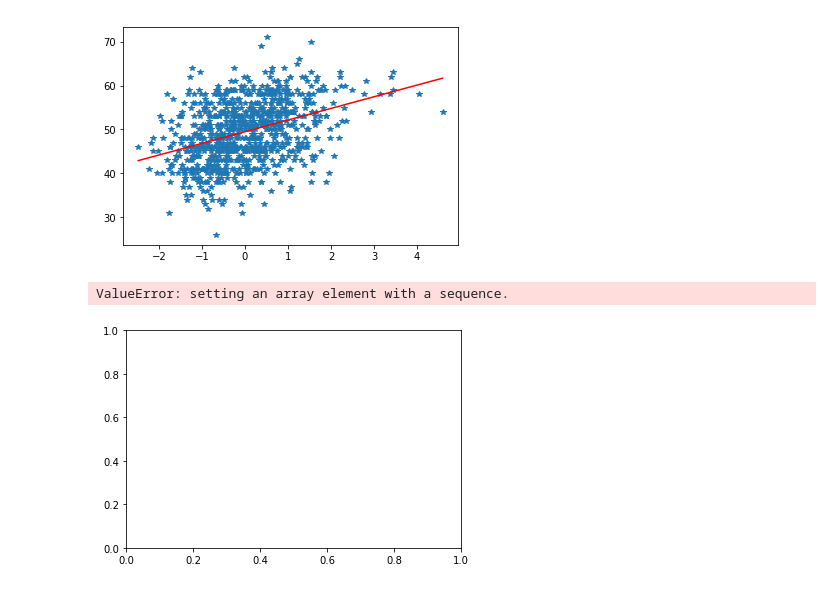
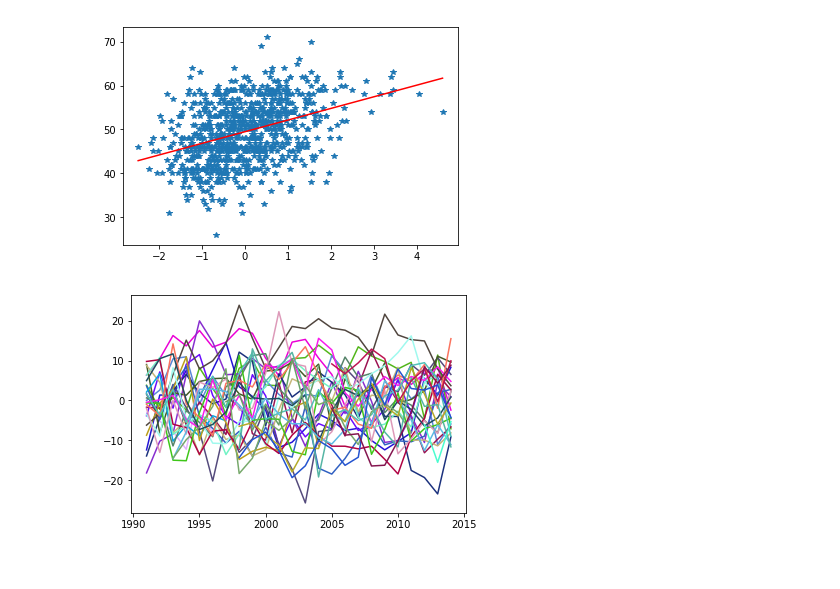
Before and after one commit to mhipona/cmsc320-mhipona, a Jupyter notebook: project2/project2.ipynb, the cells around one changed output. Saved outputs shown, nothing was run; the diff lists cells and outputs as text; code cells hidden in the pictures.

```diff
--- a/project2/project2.ipynb
+++ b/project2/project2.ipynb
@@ -236,23 +236,22 @@ plt.plot(points, slope*points+intercept, color='r')
 efficiency = []
 
 for index, row in group_table.iterrows():
-    efficiency.append(group_table['winning_percentage'] - 50 + 2.5 * group_table['Standardized_Payroll'])
+    efficiency.append(row['winning_percentage'] - 50 + 2.5 * row['Standardized_Payroll'])
 
 group_table['efficiency'] = efficiency
 # %%
 import matplotlib.pyplot as plt
 import numpy as np
 %matplotlib inline
 
 group_table.sort_values("yearID", ascending=True)
 temp_result = group_table[group_table['yearID'] > 1990]
 temp_result = temp_result[temp_result['yearID'] <= 2014]
 teams = temp_result['teamID'].drop_duplicates()
 temp_result = temp_result[['yearID', 'teamID', 'efficiency']]
 temp_result = temp_result.set_index('teamID')
 
 for t in teams:
-    plt.plot(temp_result.loc[t,'yearID'],temp_result.loc[t,'efficiency'], color=np.random.rand(3,1))
+    plt.plot(temp_result.loc[t,'yearID'],temp_result.loc[t,'efficiency'], color=np.random.rand(3,))
 # %% [output]
-ValueError: setting an array element with a sequence.
-[figure, old version]
+[figure, new version]
```
